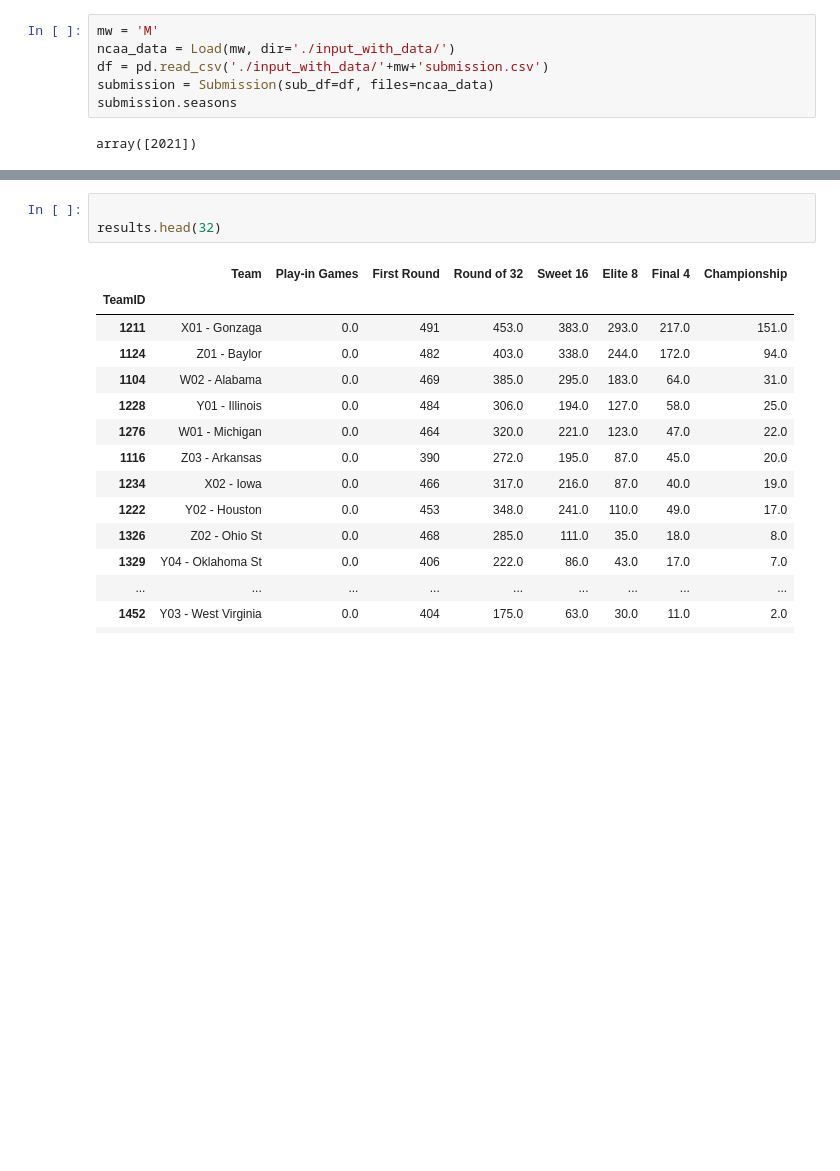
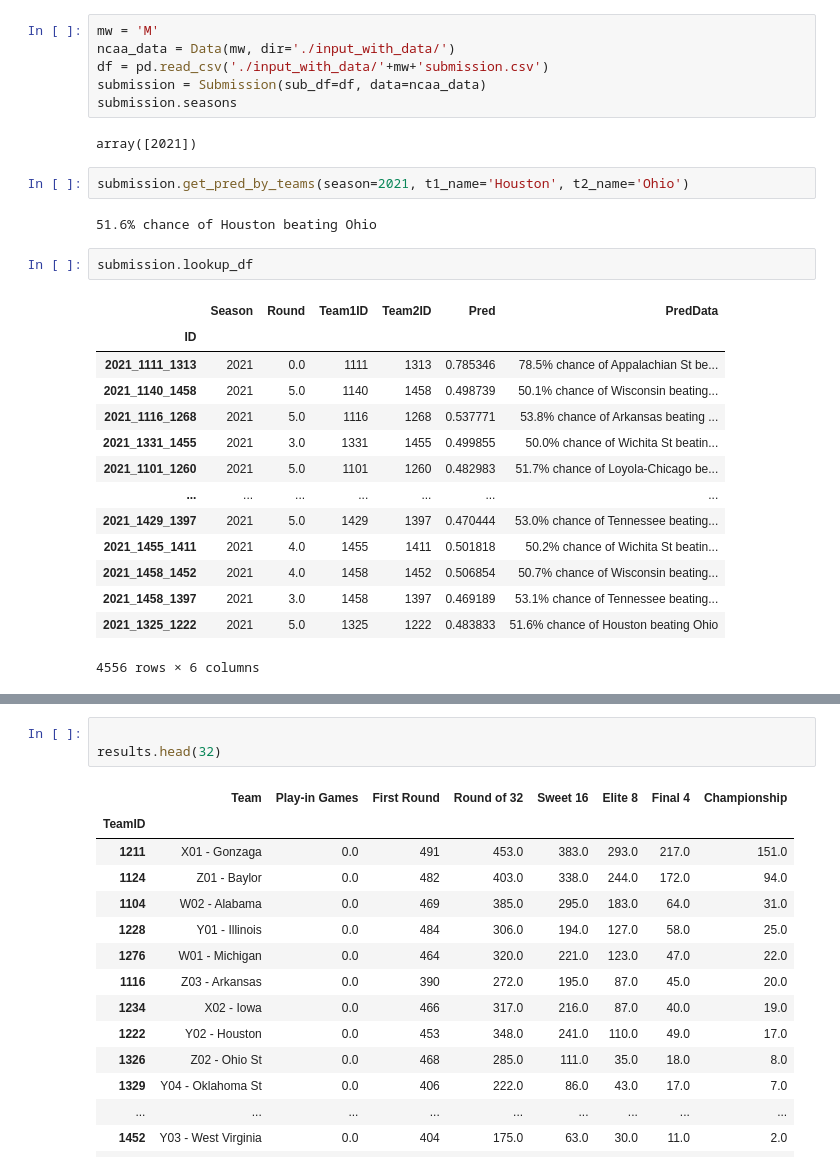
Before and after one commit to armstrys/NCAA_BracketBuilder, a Jupyter notebook: simple_simulation.ipynb, the cells around one changed output, grey strips where cells are left out. Saved outputs shown, nothing was run; the diff lists cells and outputs as text; blank space fills up the shorter version.

Commit message:
get pred by team and update from historic results

```diff
--- a/simple_simulation.ipynb
+++ b/simple_simulation.ipynb
@@ -6,9 +6,30 @@ import matplotlib.pyplot as plt
 from simulation import Data, Submission, Tournament, round_names
 # %%
 mw = 'M'
-ncaa_data = Load(mw, dir='./input_with_data/')
+ncaa_data = Data(mw, dir='./input_with_data/')
 df = pd.read_csv('./input_with_data/'+mw+'submission.csv')
-submission = Submission(sub_df=df, files=ncaa_data)
+submission = Submission(sub_df=df, data=ncaa_data)
 submission.seasons
 # %% [output]
 array([2021])
+# %%
+submission.get_pred_by_teams(season=2021, t1_name='Houston', t2_name='Ohio')
+# %% [output]
+51.6% chance of Houston beating Ohio
+# %%
+submission.lookup_df
+# %% [output]
+|  | Season | Round | Team1ID | Team2ID | Pred | PredData |
+| ID |  |  |  |  |  |  |
+| 2021_1111_1313 | 2021 | 0.0 | 1111 | 1313 | 0.785346 | 78.5% chance of Appalachian St be... |
+| 2021_1140_1458 | 2021 | 5.0 | 1140 | 1458 | 0.498739 | 50.1% chance of Wisconsin beating... |
+| 2021_1116_1268 | 2021 | 5.0 | 1116 | 1268 | 0.537771 | 53.8% chance of Arkansas beating ... |
+| 2021_1331_1455 | 2021 | 3.0 | 1331 | 1455 | 0.499855 | 50.0% chance of Wichita St beatin... |
+| 2021_1101_1260 | 2021 | 5.0 | 1101 | 1260 | 0.482983 | 51.7% chance of Loyola-Chicago be... |
+| ... | ... | ... | ... | ... | ... | ... |
+| 2021_1429_1397 | 2021 | 5.0 | 1429 | 1397 | 0.470444 | 53.0% chance of Tennessee beating... |
+| 2021_1455_1411 | 2021 | 4.0 | 1455 | 1411 | 0.501818 | 50.2% chance of Wichita St beatin... |
+| 2021_1458_1452 | 2021 | 4.0 | 1458 | 1452 | 0.506854 | 50.7% chance of Wisconsin beating... |
+| 2021_1458_1397 | 2021 | 3.0 | 1458 | 1397 | 0.469189 | 53.1% chance of Tennessee beating... |
+| 2021_1325_1222 | 2021 | 5.0 | 1325 | 1222 | 0.483833 | 51.6% chance of Houston beating Ohio |
+4556 rows × 6 columns
```
Also changed, not shown: parts of 10 cells of this notebook, 2 other files.
